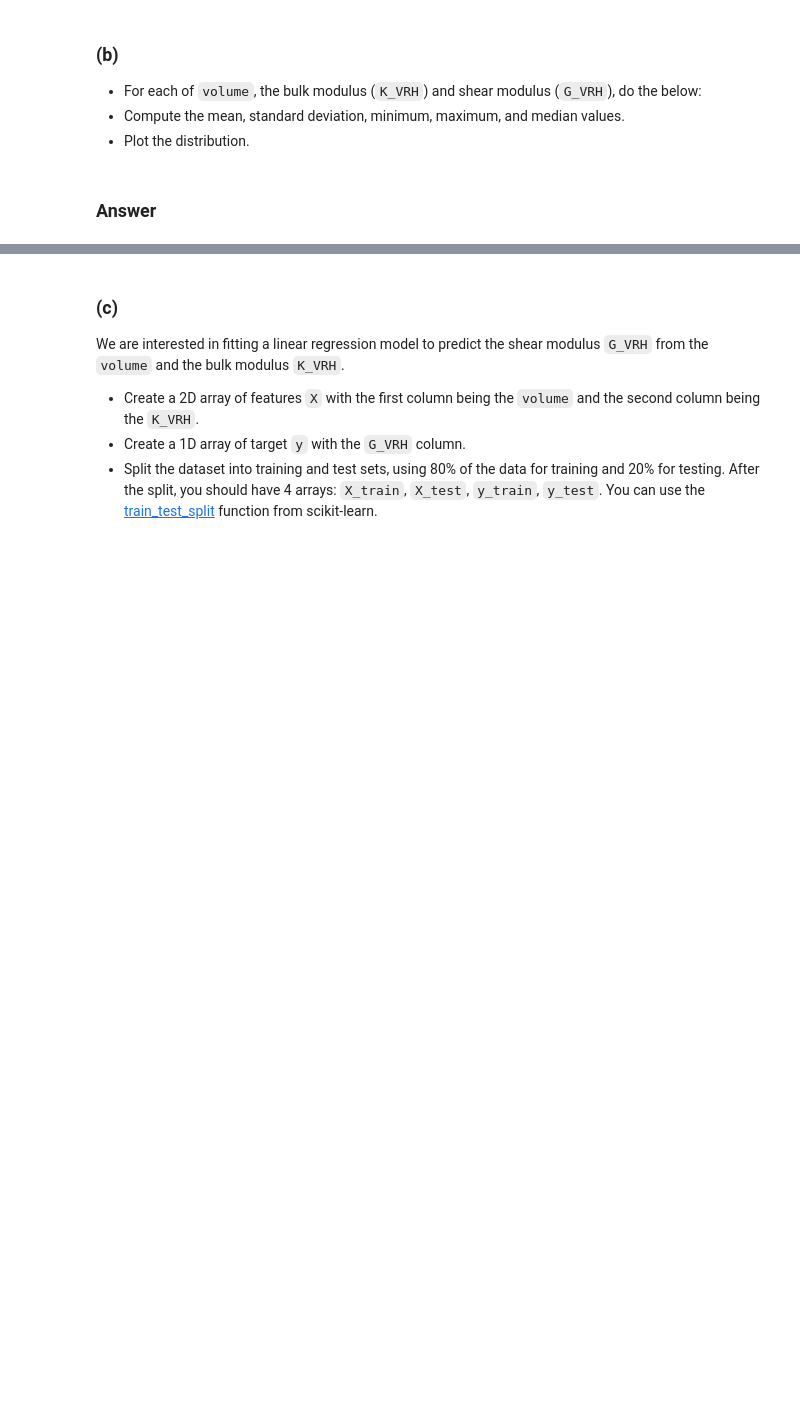
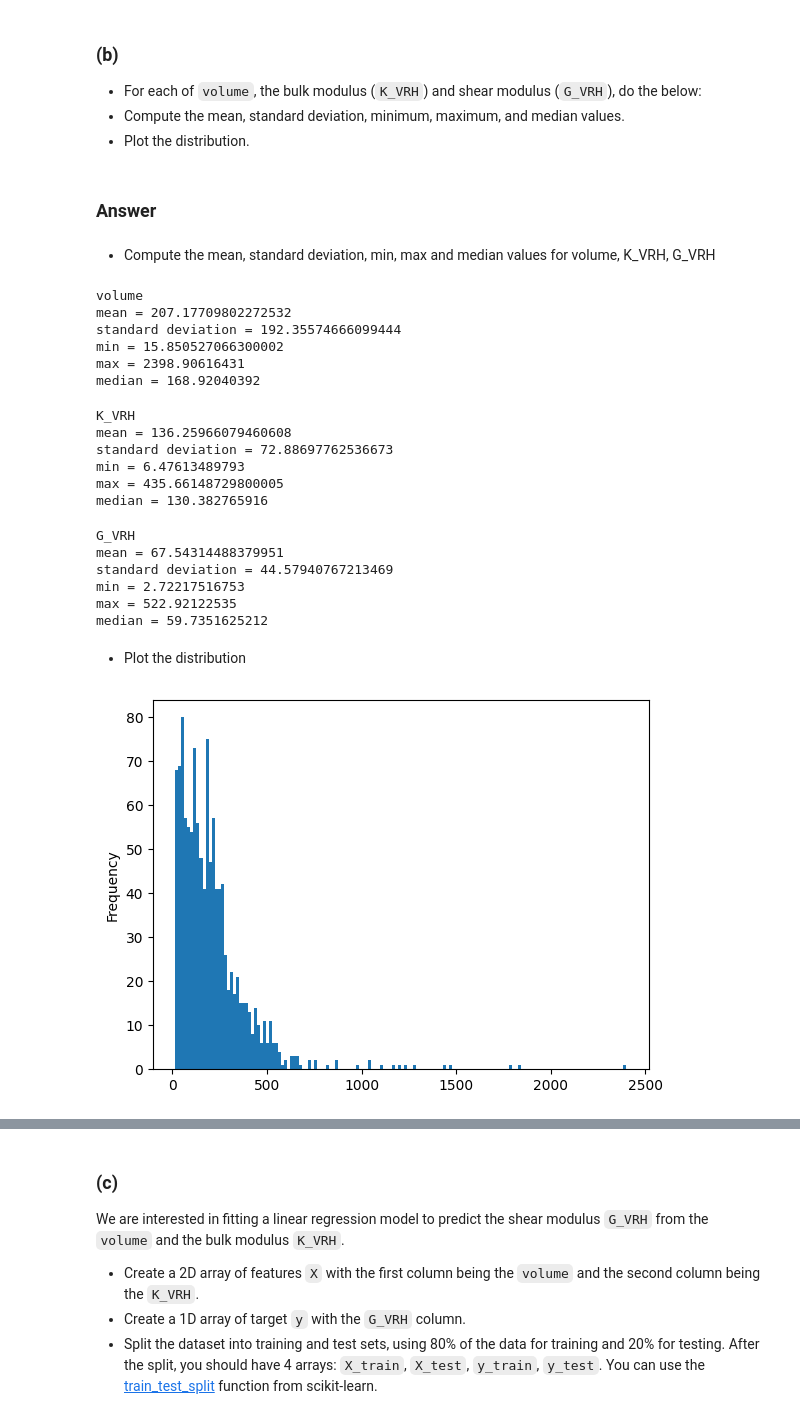
Before and after one commit to tieuandpepper/CHEE6397_HWs, a Jupyter notebook: HW1/hw1-Kevin_Tieu-1902070.ipynb, the cells around one changed output, grey strips where cells are left out. Drawn from its saved outputs; the diff is of its cells as text; code cells hidden in the pictures; blank space fills up the shorter version.

```diff
--- a/HW1/hw1-Kevin_Tieu-1902070.ipynb
+++ b/HW1/hw1-Kevin_Tieu-1902070.ipynb
@@ -125,3 +125,56 @@ Index(['material_id', 'formula', 'volume', 'structure', 'G_Voigt', 'G_Reuss',
 - Plot the distribution.
 # %% [markdown]
 ### Answer
+# %% [markdown]
+* Compute the mean, standard deviation, min, max and median values for volume, K_VRH, G_VRH
+# %%
+# volume
+print('volume')
+print('mean =', data['volume'].mean())
+print('standard deviation =', data['volume'].std())
+print('min =', data['volume'].min())
+print('max =', data['volume'].max())
+print('median =', data['volume'].median())
+# %% [output]
+volume
+mean = 207.17709802272532
+standard deviation = 192.35574666099444
+min = 15.850527066300002
+max = 2398.90616431
+median = 168.92040392
+# %%
+# K_VRH
+print('K_VRH')
+print('mean =', data['K_VRH'].mean())
+print('standard deviation =', data['K_VRH'].std())
+print('min =', data['K_VRH'].min())
+print('max =', data['K_VRH'].max())
+print('median =', data['K_VRH'].median())
+# %% [output]
+K_VRH
+mean = 136.25966079460608
+standard deviation = 72.88697762536673
+min = 6.47613489793
+max = 435.66148729800005
+median = 130.382765916
+# %%
+# G_VRH
+print('G_VRH')
+print('mean =', data['G_VRH'].mean())
+print('standard deviation =', data['G_VRH'].std())
+print('min =', data['G_VRH'].min())
+print('max =', data['G_VRH'].max())
+print('median =', data['G_VRH'].median())
+# %% [output]
+G_VRH
+mean = 67.54314488379951
+standard deviation = 44.57940767213469
+min = 2.72217516753
+max = 522.92122535
+median = 59.7351625212
+# %% [markdown]
+* Plot the distribution
+# %%
+ax = data['volume'].plot.hist(bins=150)
+# %% [output]
+[figure, added]
```
Also changed, not shown: parts of 3 cells of this notebook.
